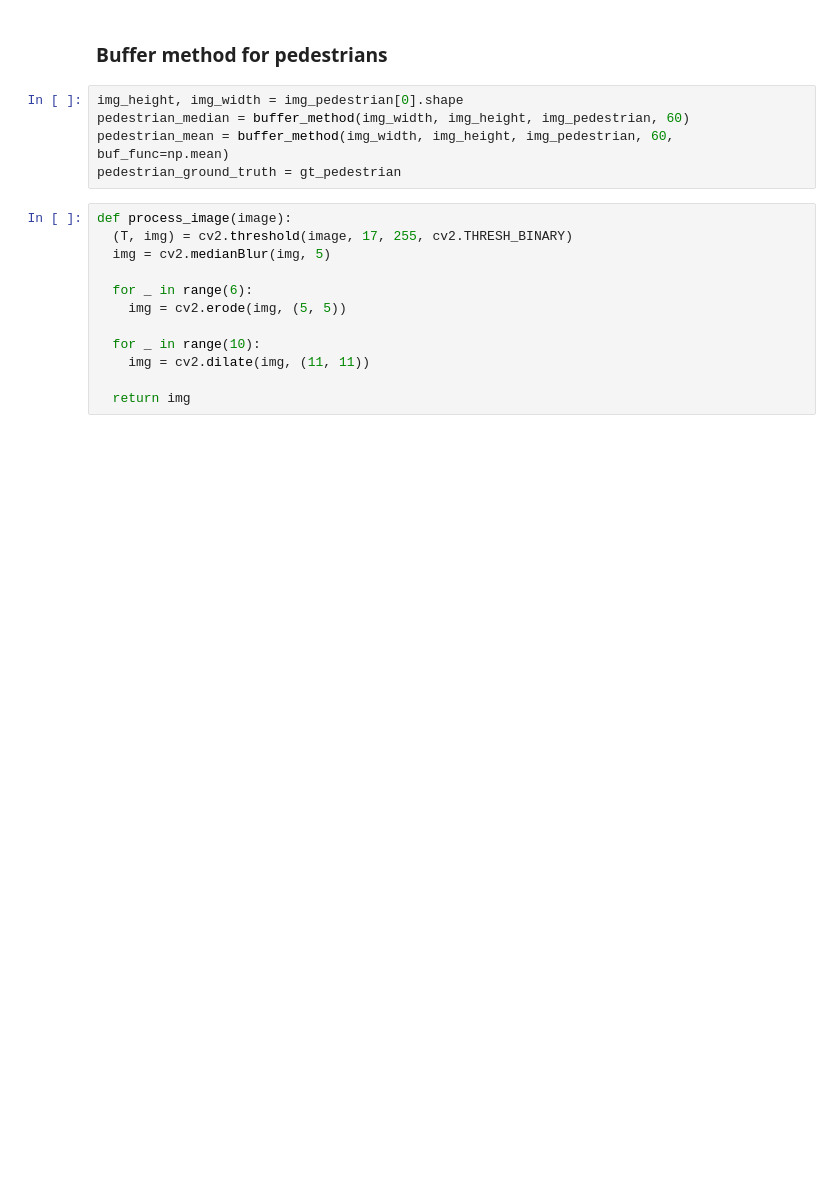
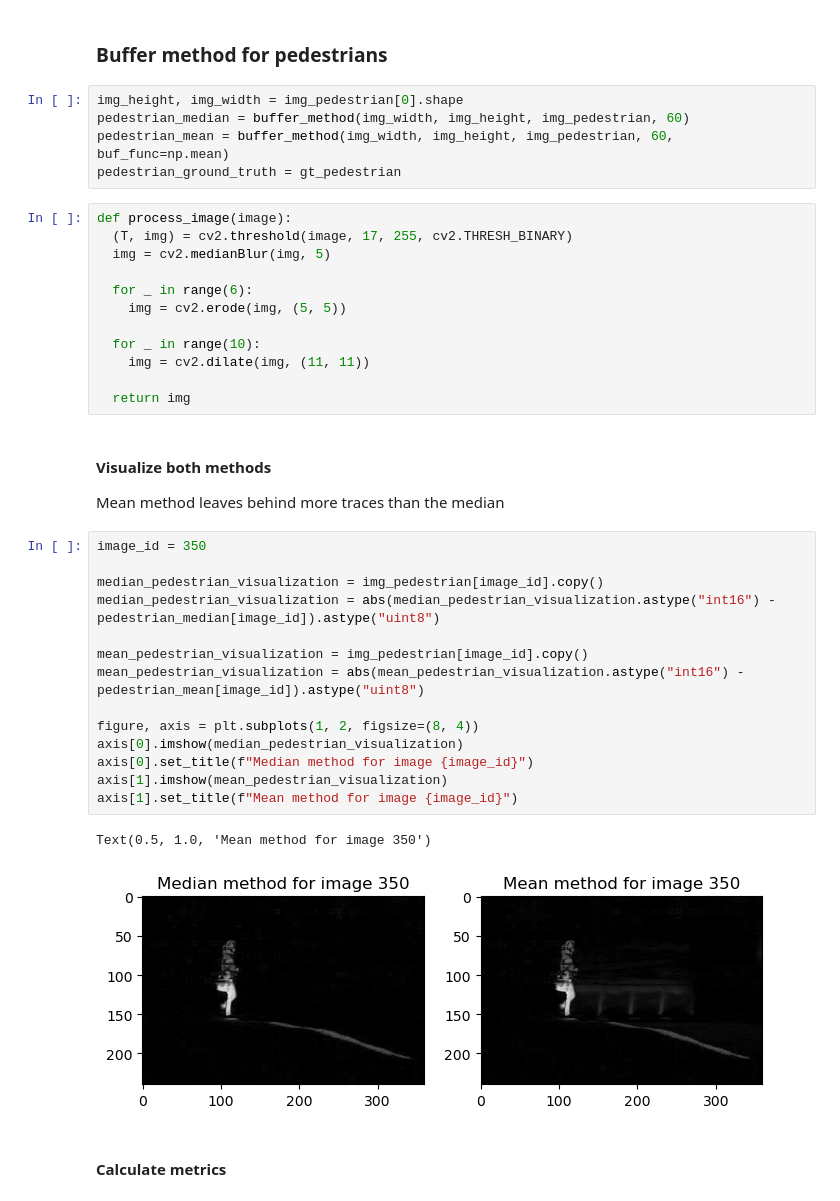
Before and after one commit to MrWlobo/Zaawansowane_Algorytmy_Wizyjne, a Jupyter notebook: Lab03/ZAW_Lab03.ipynb, the cells around one changed output. Saved outputs shown, nothing was run; the diff lists cells and outputs as text; blank space fills up the shorter version.

```diff
--- a/Lab03/ZAW_Lab03.ipynb
+++ b/Lab03/ZAW_Lab03.ipynb
@@ -142,6 +142,29 @@ def process_image(image):
     img = cv2.dilate(img, (11, 11))
 
   return img
+# %% [markdown]
+#### Visualize both methods
+
+Mean method leaves behind more traces than the median
+# %%
+image_id = 350
+
+median_pedestrian_visualization = img_pedestrian[image_id].copy()
+median_pedestrian_visualization = abs(median_pedestrian_visualization.astype("int16") - pedestrian_median[image_id]).astype("uint8")
+
+mean_pedestrian_visualization = img_pedestrian[image_id].copy()
+mean_pedestrian_visualization = abs(mean_pedestrian_visualization.astype("int16") - pedestrian_mean[image_id]).astype("uint8")
+
+figure, axis = plt.subplots(1, 2, figsize=(8, 4))
+axis[0].imshow(median_pedestrian_visualization)
+axis[0].set_title(f"Median method for image {image_id}")
+axis[1].imshow(mean_pedestrian_visualization)
+axis[1].set_title(f"Mean method for image {image_id}")
+# %% [output]
+Text(0.5, 1.0, 'Mean method for image 350')
+[figure, added]
+# %% [markdown]
+#### Calculate metrics
 # %%
 p_scores_median = []
 r_scores_median = []
```
Also changed, not shown: parts of 13 cells of this notebook.
